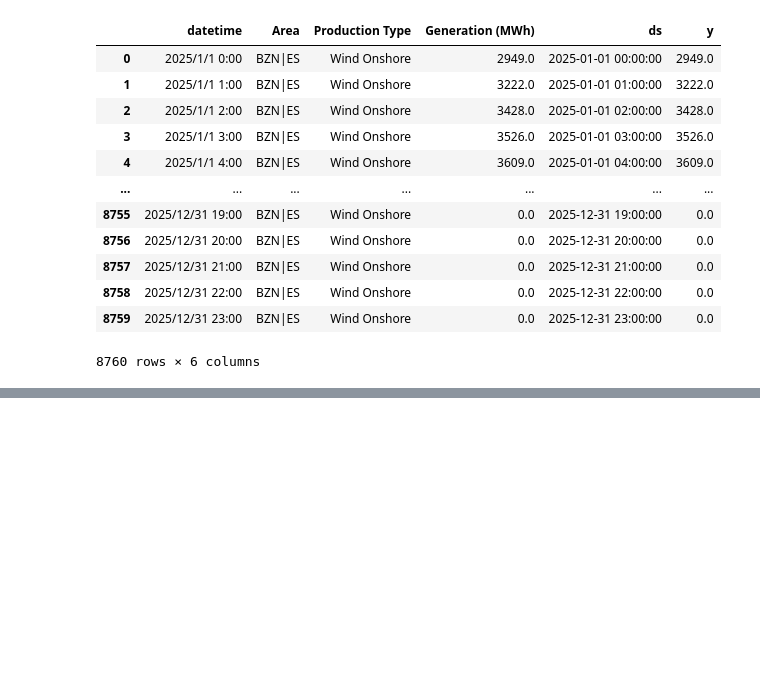
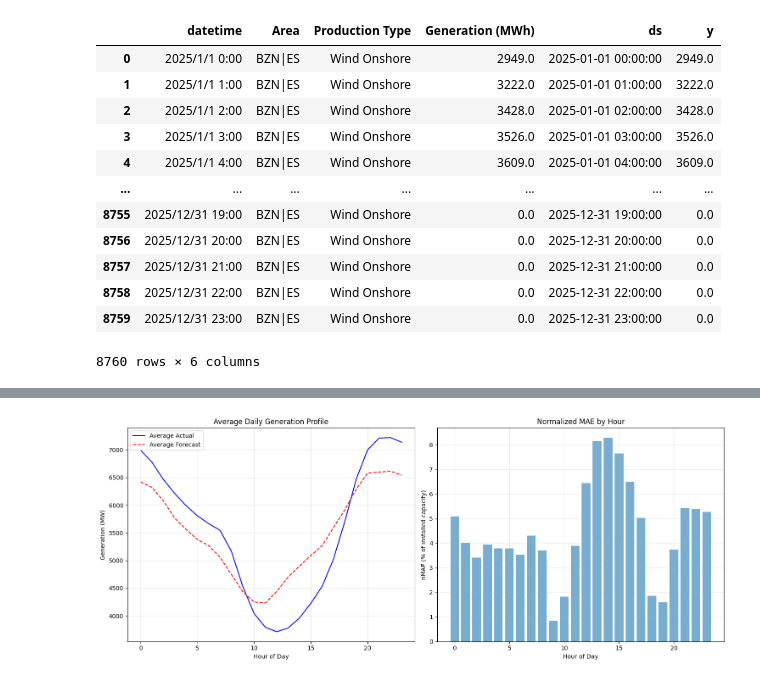
Before and after one commit to sdcastanedaa-max/2025-26-Data-driven, a Jupyter notebook: Prophet/prophet_wind_gen.ipynb, the cells around one changed output, grey strips where cells are left out. Drawn from its saved outputs; the diff is of its cells as text; code cells hidden in the pictures; blank space fills up the shorter version.

```diff
--- a/Prophet/prophet_wind_gen.ipynb
+++ b/Prophet/prophet_wind_gen.ipynb
@@ -665,0 +695,11 @@ plt.show()
+# %%
+# Load actual 2025 data for comparison
+df_2025 = pd.read_csv("../Gen_data/Wind_Onshore_hourly_2025.csv")
+df_2025['ds'] = pd.to_datetime(df_2025['datetime'])
+df_2025['y'] = df_2025['Generation (MWh)']
+
+# 删除datetime列中2025/10/21 21:00:00之后的所有数据行
+cutoff_datetime = pd.to_datetime('2025-10-21 20:00:00')
+df_2025 = df_2025[df_2025['ds'] <= cutoff_datetime]
+
+df_2025
@@ -665,0 +825,38 @@ plt.show()
+# %%
+# Add hour of day for filtering daylight hours
+comparison['hour'] = comparison['ds'].dt.hour
+
+# Calculate installed capacity (using 95th percentile of actual values as proxy)
+installed_capacity = comparison['y'].quantile(0.95)
+# %%
+# Create hourly averages for error analysis
+hourly_metrics = comparison.groupby('hour').agg({
+    'y': 'mean',
+    'yhat': 'mean'
+}).reset_index()
+
+hourly_metrics['mae'] = abs(hourly_metrics['y'] - hourly_metrics['yhat'])
+hourly_metrics['nmae'] = hourly_metrics['mae'] / installed_capacity * 100
+
+# Plot hourly performance
+plt.figure(figsize=(15, 6))
+plt.subplot(1, 2, 1)
+plt.plot(hourly_metrics['hour'], hourly_metrics['y'], 'b-', label='Average Actual')
+plt.plot(hourly_metrics['hour'], hourly_metrics['yhat'], 'r--', label='Average Forecast')
+plt.title('Average Daily Generation Profile')
+plt.xlabel('Hour of Day')
+plt.ylabel('Generation (MW)')
+plt.legend()
+plt.grid(True, alpha=0.3)
+
+plt.subplot(1, 2, 2)
+plt.bar(hourly_metrics['hour'], hourly_metrics['nmae'], alpha=0.6)
+plt.title('Normalized MAE by Hour')
+plt.xlabel('Hour of Day')
+plt.ylabel('nMAE (% of installed capacity)')
+plt.grid(True, alpha=0.3)
+
+plt.tight_layout()
+plt.show()
+# %% [output]
+[figure, added]
```
Also changed, not shown: parts of 16 cells of this notebook, 1 other file.
